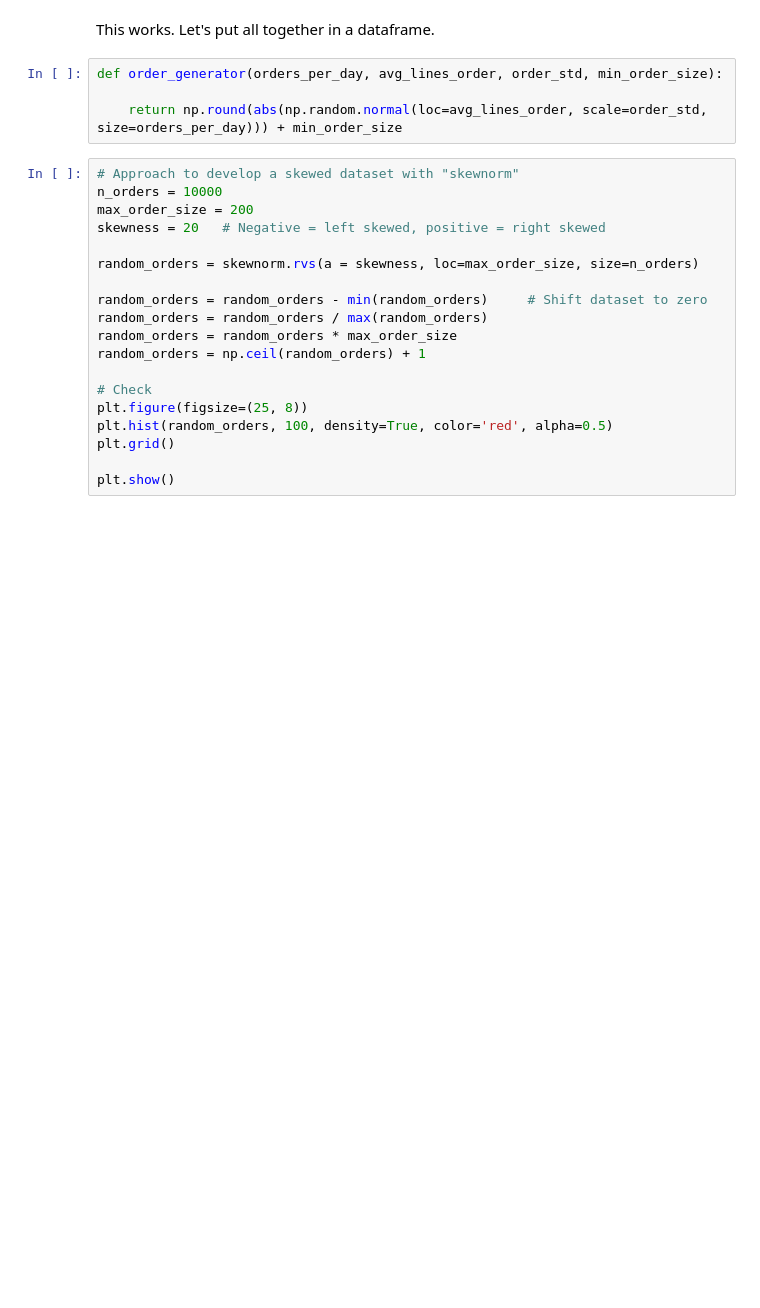
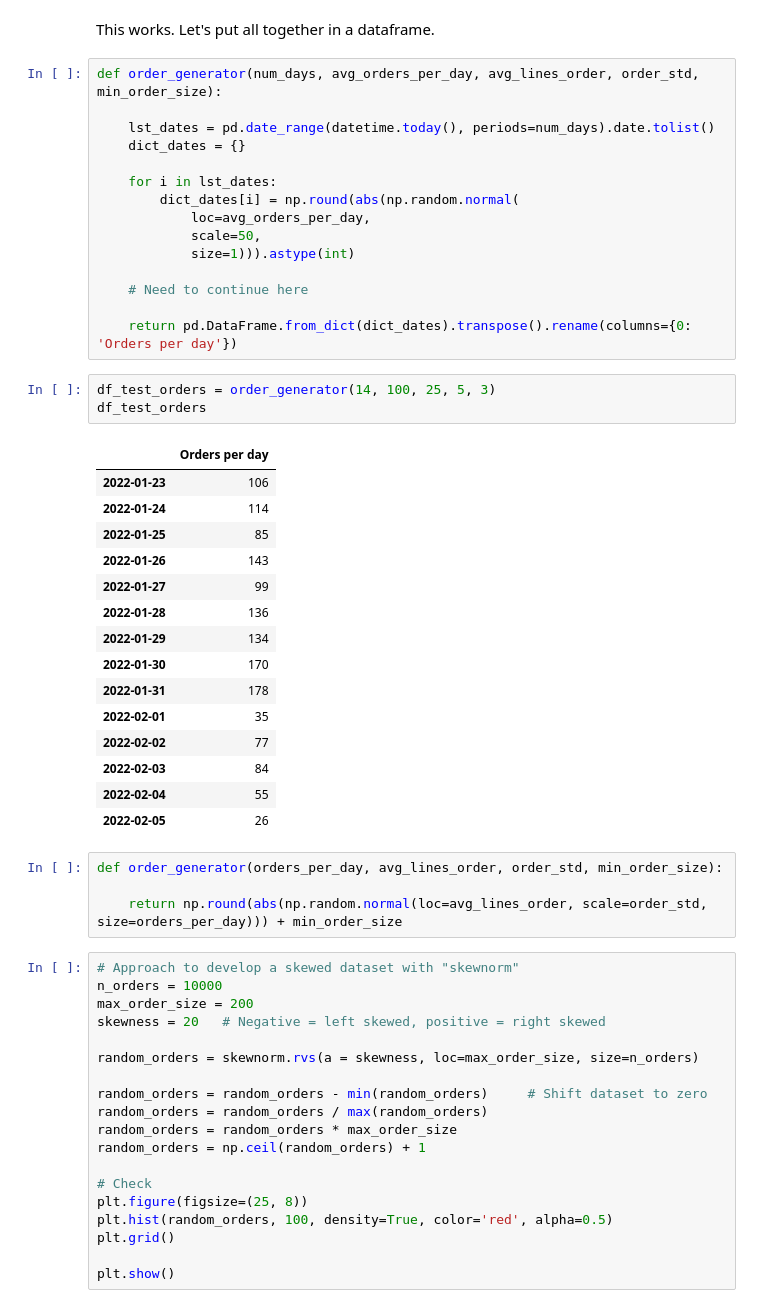
Before and after one commit to LarsTinnefeld/random-operations-generator, a Jupyter notebook: random_generators.ipynb, the cells around one changed output. Cells and saved outputs as stored; diff of their text form; blank space fills up the shorter version.

```diff
--- a/random_generators.ipynb
+++ b/random_generators.ipynb
@@ -309,5 +309,39 @@ len(test_orders)
 # %% [markdown]
 This works. Let's put all together in a dataframe.
+# %%
+def order_generator(num_days, avg_orders_per_day, avg_lines_order, order_std, min_order_size):
+
+    lst_dates = pd.date_range(datetime.today(), periods=num_days).date.tolist()
+    dict_dates = {}
+
+    for i in lst_dates:
+        dict_dates[i] = np.round(abs(np.random.normal(
+            loc=avg_orders_per_day,
+            scale=50,
+            size=1))).astype(int)
+
+    # Need to continue here
+
+    return pd.DataFrame.from_dict(dict_dates).transpose().rename(columns={0: 'Orders per day'})
+# %%
+df_test_orders = order_generator(14, 100, 25, 5, 3)
+df_test_orders
+# %% [output]
+|  | Orders per day |
+| 2022-01-23 | 106 |
+| 2022-01-24 | 114 |
+| 2022-01-25 | 85 |
+| 2022-01-26 | 143 |
+| 2022-01-27 | 99 |
+| 2022-01-28 | 136 |
+| 2022-01-29 | 134 |
+| 2022-01-30 | 170 |
+| 2022-01-31 | 178 |
+| 2022-02-01 | 35 |
+| 2022-02-02 | 77 |
+| 2022-02-03 | 84 |
+| 2022-02-04 | 55 |
+| 2022-02-05 | 26 |
 # %%
 def order_generator(orders_per_day, avg_lines_order, order_std, min_order_size):
 
```
Also changed, not shown: parts of 10 cells of this notebook.
